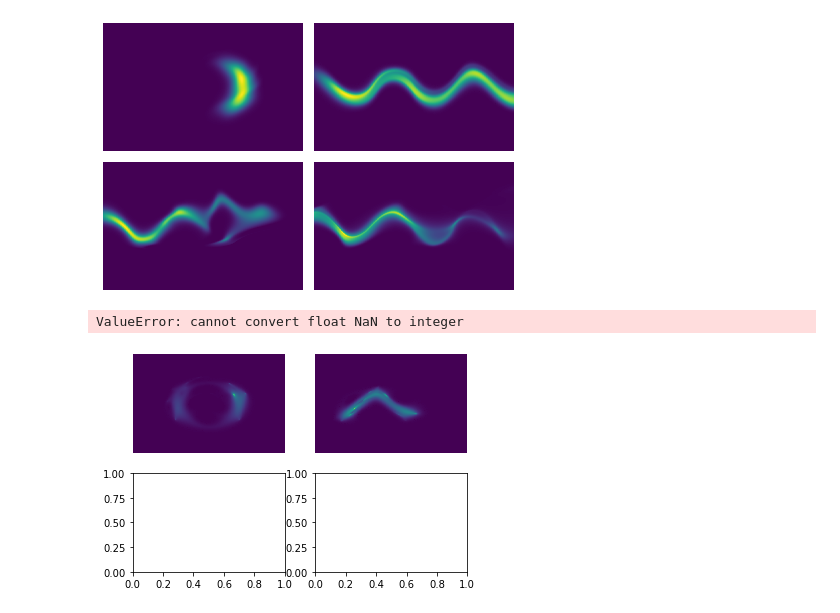
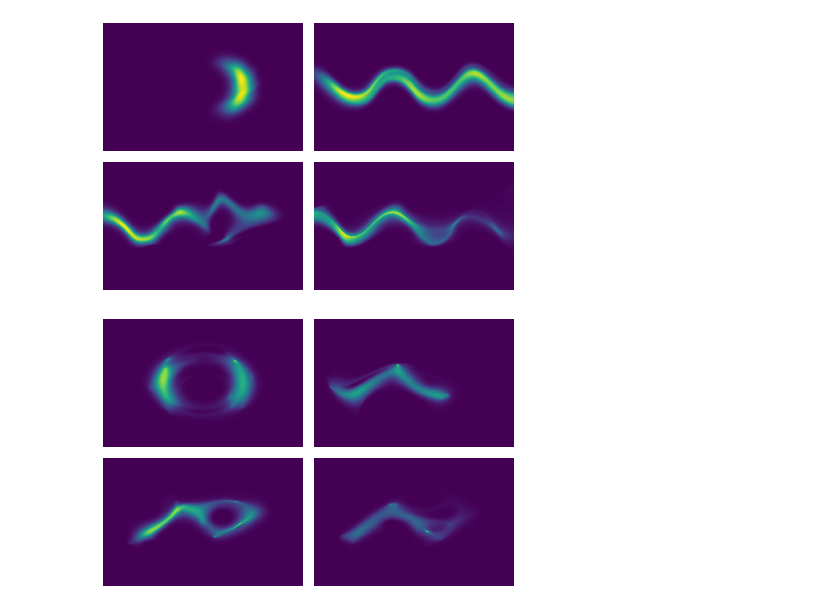
Before and after one commit to danqiye1/variational-inference, a Jupyter notebook: syn_distribution.ipynb, the cells around one changed output. Saved outputs shown, nothing was run; the diff lists cells and outputs as text; code cells hidden in the pictures.

Commit message:
Add small value to prevent NaN in U3 U4

```diff
--- a/syn_distribution.ipynb
+++ b/syn_distribution.ipynb
@@ -33,11 +33,11 @@ def u2(z):
 
 def u3(z):
     return -torch.log(torch.exp(-0.5 * ((z[:, 1] - w1(z)) / 0.35) ** 2) +
-                      torch.exp(-0.5 * ((z[:, 1] - w1(z) + w2(z)) / 0.35) ** 2))
+                      torch.exp(-0.5 * ((z[:, 1] - w1(z) + w2(z)) / 0.35) ** 2) + 1e-7)
 
 def u4(z):
     return -torch.log(torch.exp(-0.5 * ((z[:, 1] - w1(z)) / 0.4) ** 2) +
-                      torch.exp(-0.5 * ((z[:, 1] - w1(z) + w3(z)) / 0.35) ** 2))
+                      torch.exp(-0.5 * ((z[:, 1] - w1(z) + w3(z)) / 0.35) ** 2) + 1e-7)
 # %%
 fig, axes = plt.subplots(2, 2)
 for U, ax in zip([u1, u2, u3, u4], axes.flatten()):
@@ -77,20 +77,13 @@ radial_model_list = []
 for U in [u1, u2, u3, u4]:
     model = nn.ModuleList([RadialFlow(z_dim) for i in range(num_flow)])
     radial_model_list.append(train_energy(U, model, z_dim, batch_size))
-# %%
-for idx, model in enumerate(radial_model_list):
-    torch.save(model.state_dict(), f"radial-model{idx}.pth")
-# %%
-model = nn.ModuleList([RadialFlow(z_dim) for i in range(num_flow)])
-radial_model_list[2] = train_energy(u3, model, z_dim, batch_size)
 # %%
 fig, axes = plt.subplots(2, 2)
 for model, ax in zip(radial_model_list, axes.flatten()):
-    plot_model_hist(model, ax, z_dim=z_dim, batch_size=100000)
+    plot_model_hist(model, ax, z_dim=z_dim, batch_size=1000000)
     ax.axis('off')
 
 fig.tight_layout()
 plt.show()
 # %% [output]
-ValueError: cannot convert float NaN to integer
-[figure, old version]
+[figure, new version]
```
Also changed, not shown: 1 other file.
